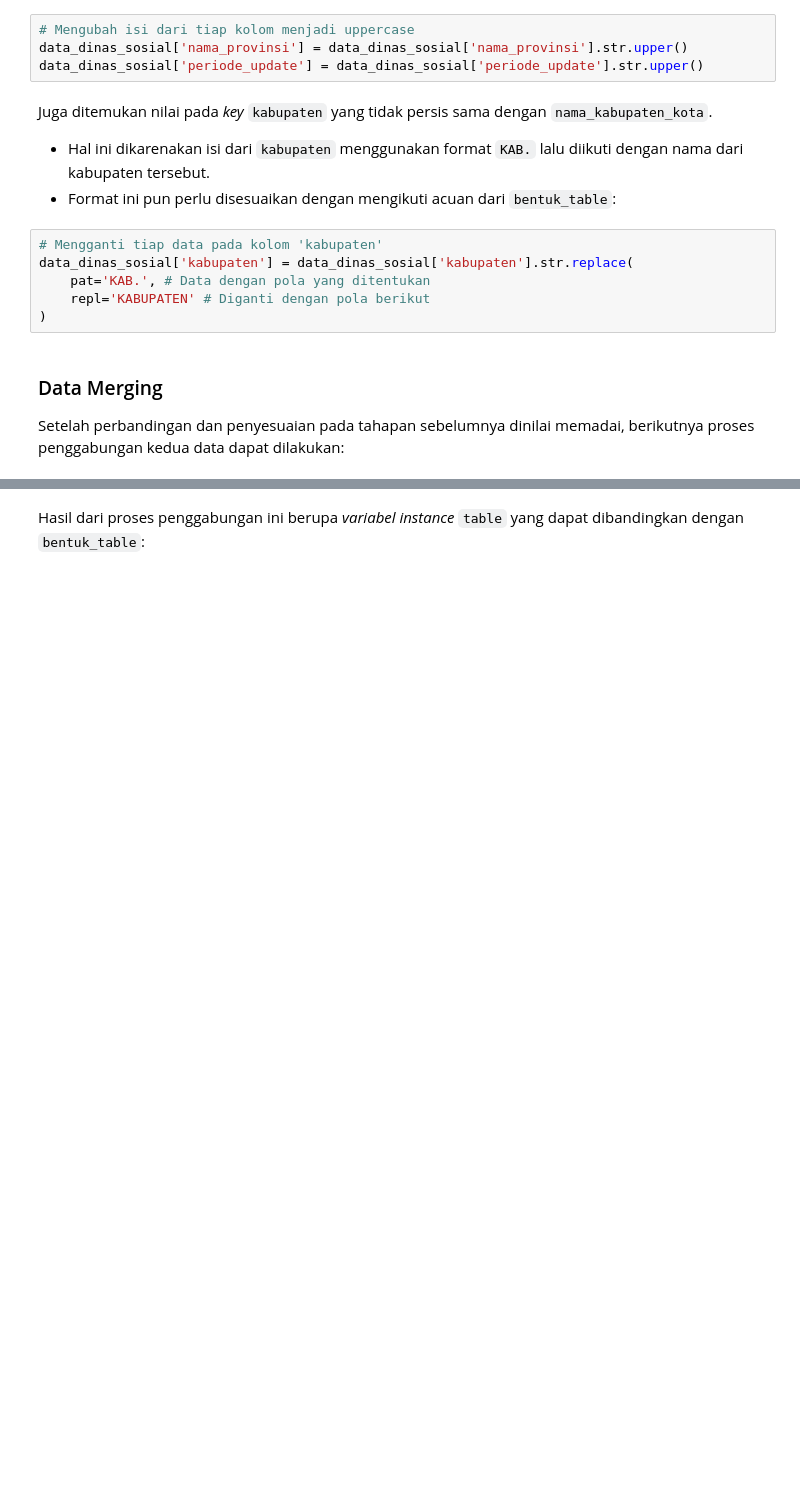
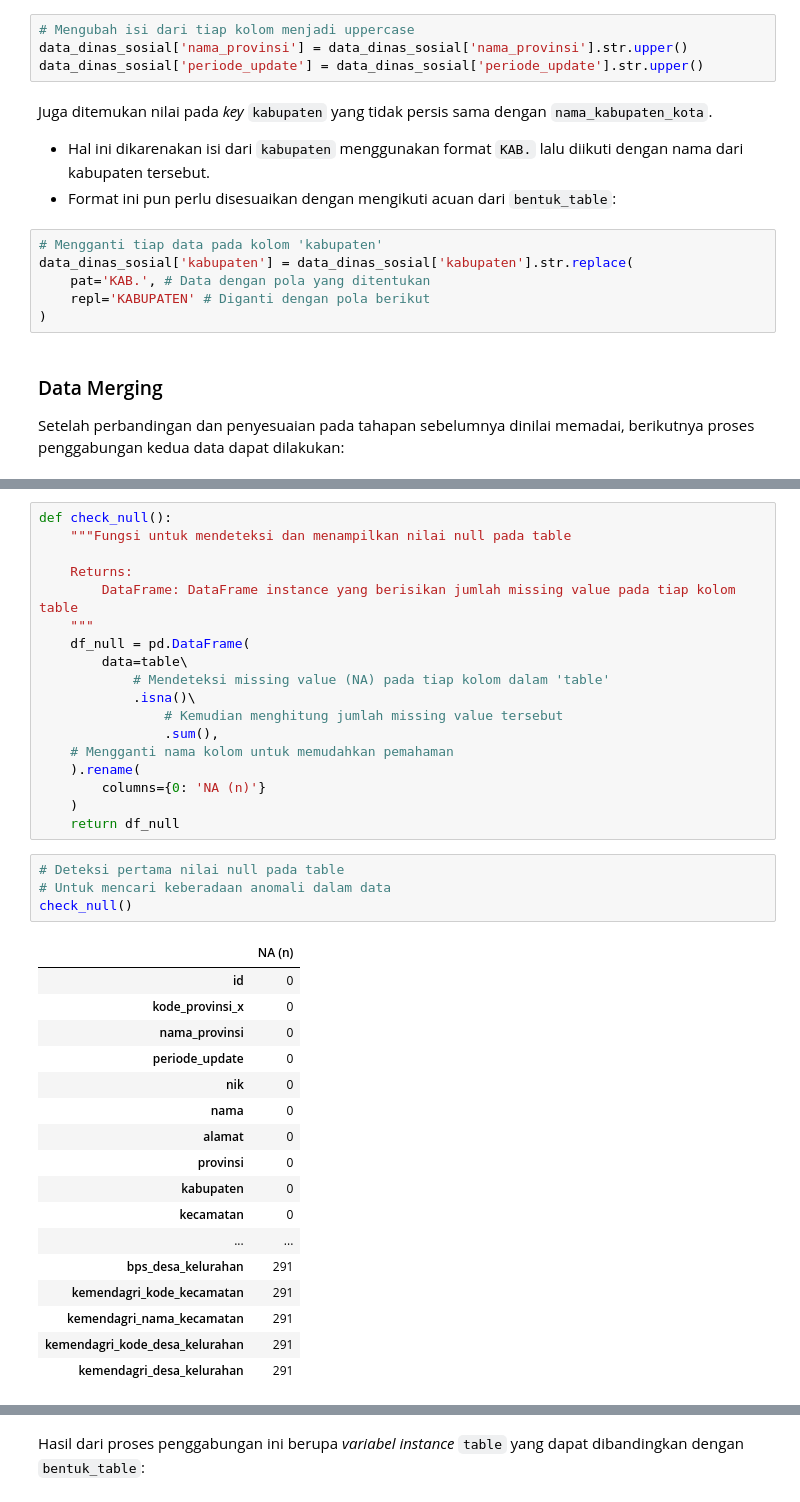
Before and after one commit to garudapaksi-yusuf/SEAL_Data_Scientist_Technical_Test, a Jupyter notebook: notebook/notebook.ipynb, the cells around one changed output, grey strips where cells are left out. Drawn from its saved outputs; the diff is of its cells as text; blank space fills up the shorter version.

```diff
--- a/notebook/notebook.ipynb
+++ b/notebook/notebook.ipynb
@@ -450,0 +397,40 @@ table
+# %%
+def check_null():
+    """Fungsi untuk mendeteksi dan menampilkan nilai null pada table
+
+    Returns:
+        DataFrame: DataFrame instance yang berisikan jumlah missing value pada tiap kolom table
+    """
+    df_null = pd.DataFrame(
+        data=table\
+            # Mendeteksi missing value (NA) pada tiap kolom dalam 'table'
+            .isna()\
+                # Kemudian menghitung jumlah missing value tersebut
+                .sum(),
+    # Mengganti nama kolom untuk memudahkan pemahaman
+    ).rename(
+        columns={0: 'NA (n)'}
+    )
+    return df_null
+# %%
+# Deteksi pertama nilai null pada table
+# Untuk mencari keberadaan anomali dalam data
+check_null()
+# %% [output]
+|  | NA (n) |
+| id | 0 |
+| kode_provinsi_x | 0 |
+| nama_provinsi | 0 |
+| periode_update | 0 |
+| nik | 0 |
+| nama | 0 |
+| alamat | 0 |
+| provinsi | 0 |
+| kabupaten | 0 |
+| kecamatan | 0 |
+| ... | ... |
+| bps_desa_kelurahan | 291 |
+| kemendagri_kode_kecamatan | 291 |
+| kemendagri_nama_kecamatan | 291 |
+| kemendagri_kode_desa_kelurahan | 291 |
+| kemendagri_desa_kelurahan | 291 |
```
Also changed, not shown: parts of 48 cells of this notebook, 1 other file.
